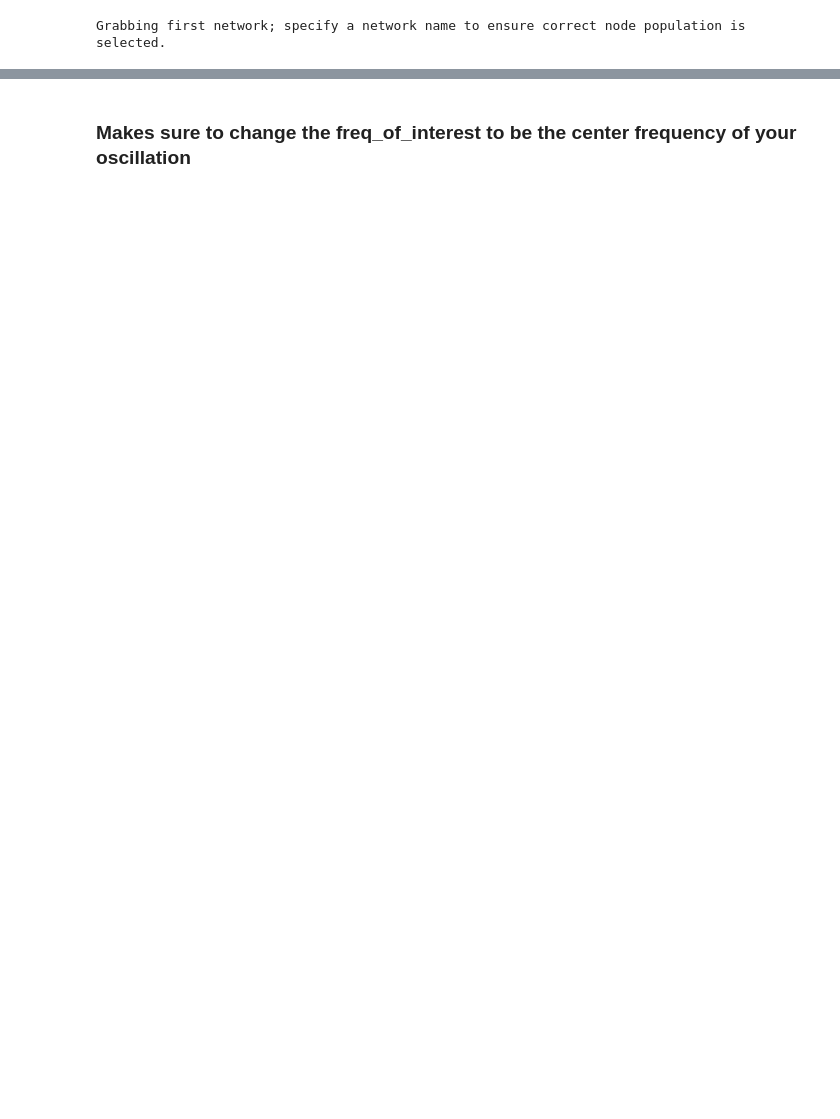
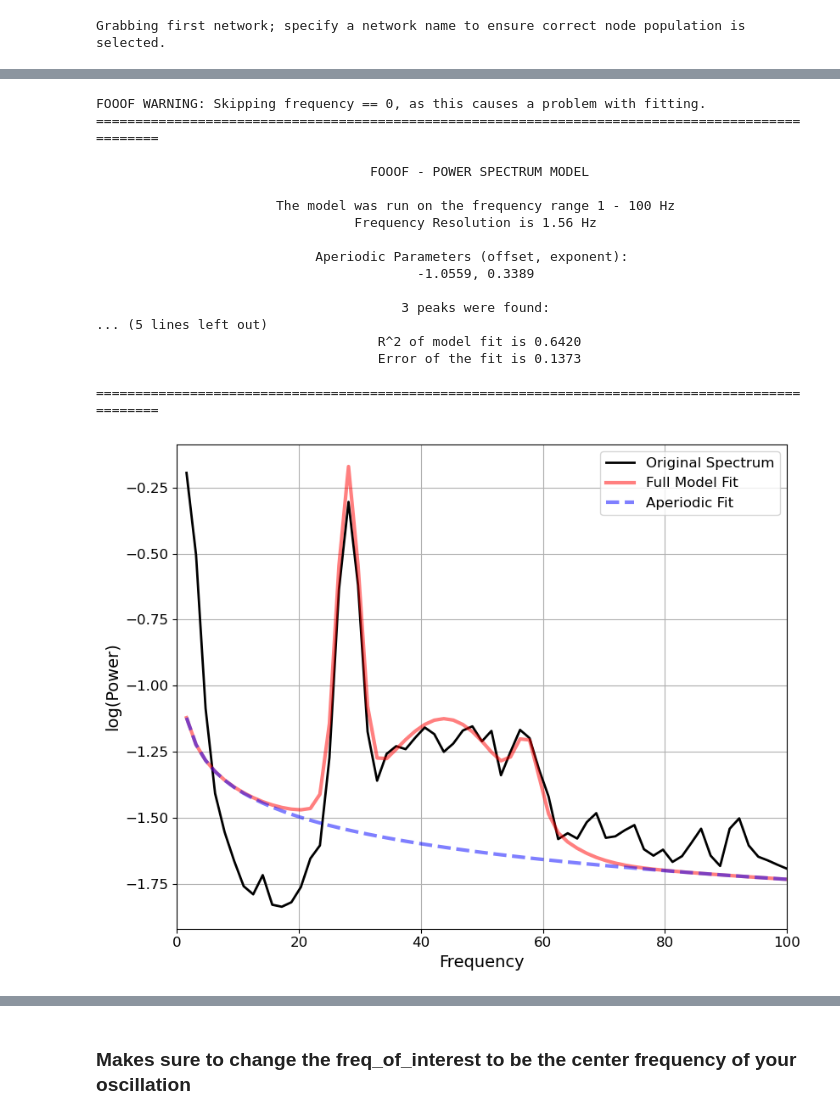
Before and after one commit to cyneuro/bmtool, a Jupyter notebook: examples/analysis/phase_locking_value/phase_locking_value.ipynb, the cells around one changed output, grey strips where cells are left out. Drawn from its saved outputs; the diff is of its cells as text; code cells hidden in the pictures; blank space fills up the shorter version.

```diff
--- a/examples/analysis/phase_locking_value/phase_locking_value.ipynb
+++ b/examples/analysis/phase_locking_value/phase_locking_value.ipynb
@@ -38,0 +42,22 @@ FOOOF WARNING: Skipping frequency == 0, as this causes a problem with fitting.
+# %%
+hz, pxx = ss.welch(x=spike_rate['FSI'],fs=fs)
+results = lfp.fit_fooof(f=hz,pxx=pxx,plot=True,report=True,freq_range=[0,100],plt_log=False,plt_range=[0,100])
+# %% [output]
+FOOOF WARNING: Skipping frequency == 0, as this causes a problem with fitting.
+==================================================================================================
+
+                                   FOOOF - POWER SPECTRUM MODEL
+
+                       The model was run on the frequency range 1 - 100 Hz
+                                 Frequency Resolution is 1.56 Hz
+
+                            Aperiodic Parameters (offset, exponent):
+                                         -1.0559, 0.3389
+
+                                       3 peaks were found:
+... (5 lines left out)
+                                    R^2 of model fit is 0.6420
+                                    Error of the fit is 0.1373
+
+==================================================================================================
+[figure, added]
```
Also changed, not shown: parts of 6 cells of this notebook, 4 other files.
